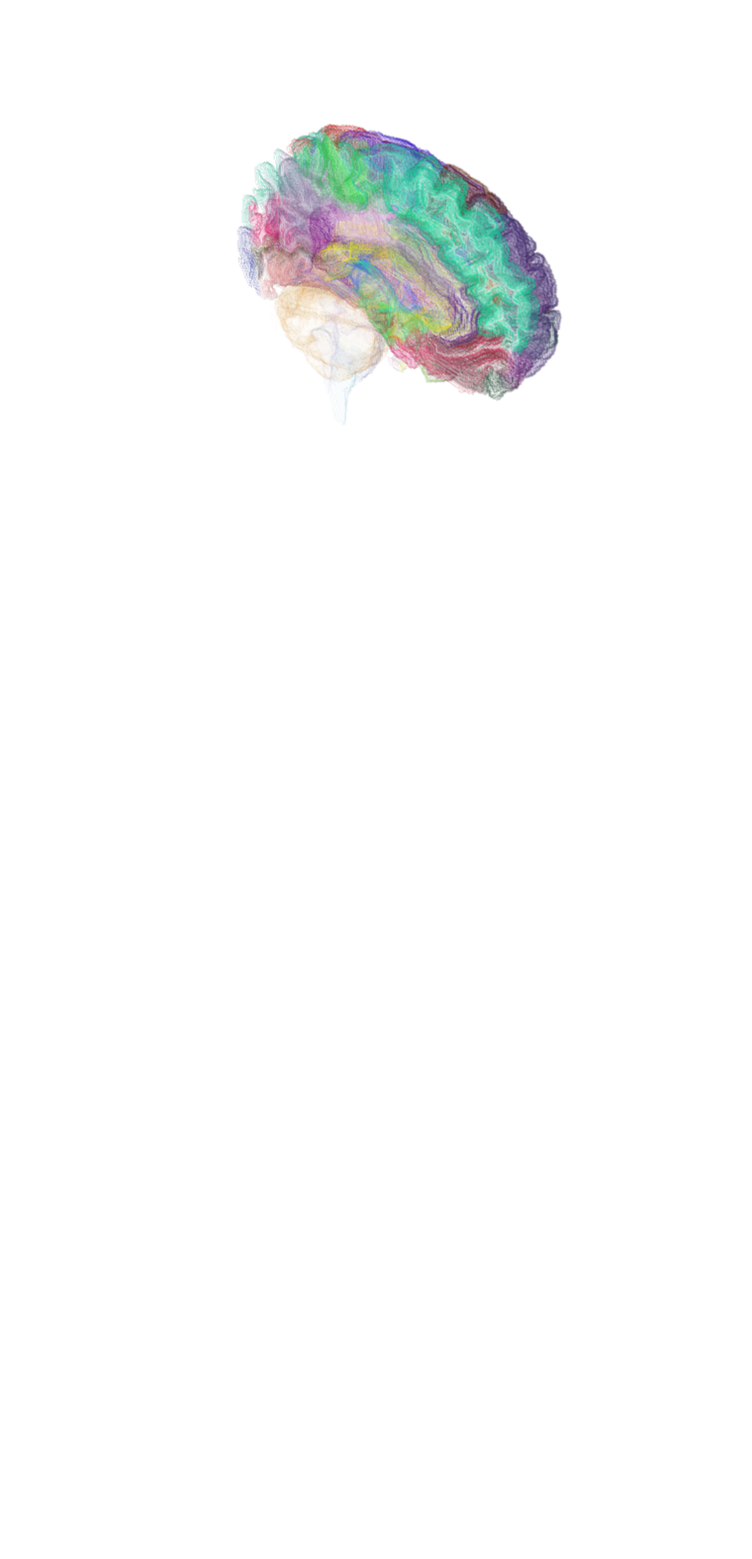
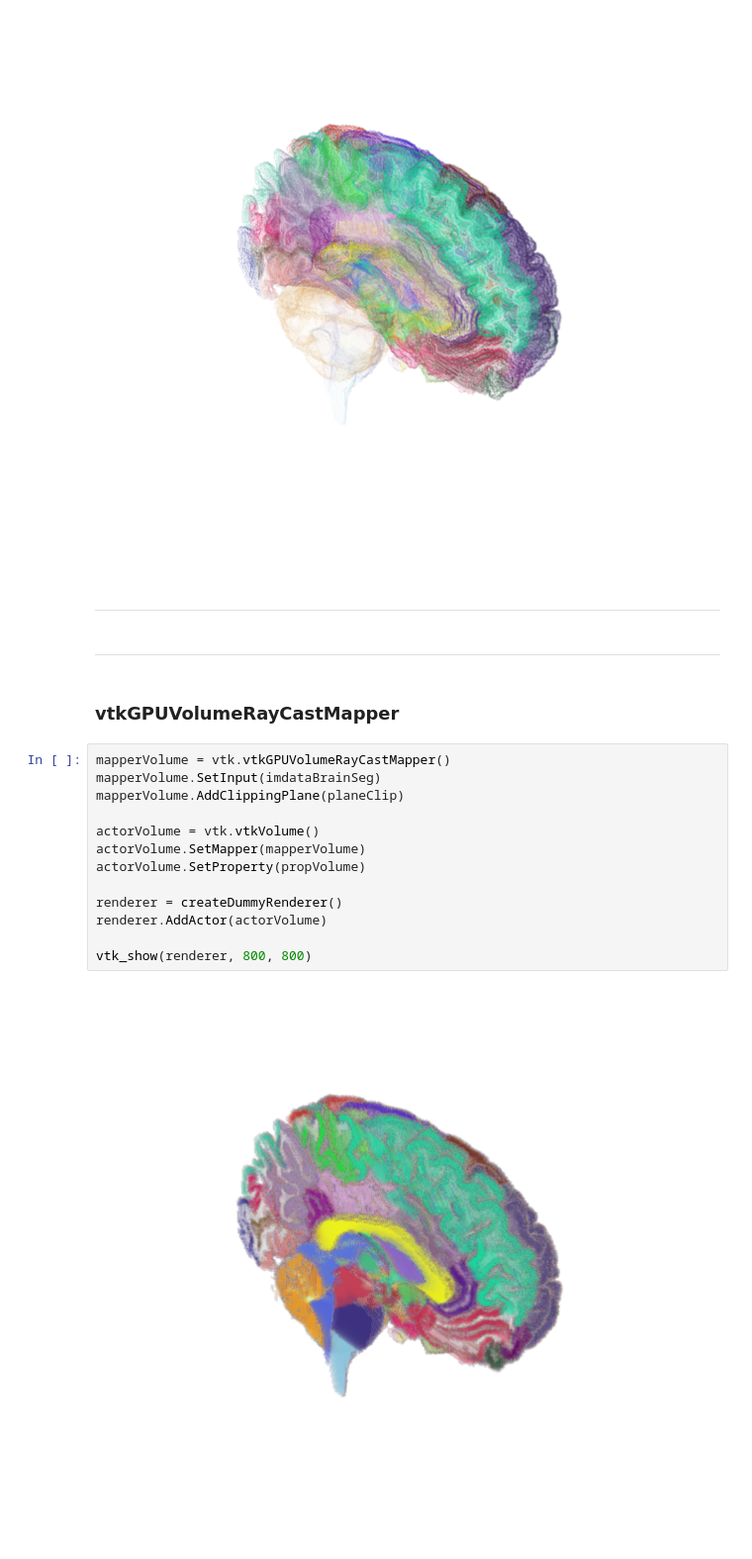
Before and after one commit to rlizzo/pyscience, a Jupyter notebook: 20141029_VolumeRendering/Material/VolumeRendering.ipynb, the cells around one changed output. Shown at 99% size. Cells and saved outputs as stored; diff of their text form; blank space fills up the shorter version.

Commit message:
Added additional volume renderings with different VTK classes to the notebook just for the reader's reference

```diff
--- a/20141029_VolumeRendering/Material/VolumeRendering.ipynb
+++ b/20141029_VolumeRendering/Material/VolumeRendering.ipynb
@@ -204,3 +204,24 @@ renderer.AddActor(actorVolume)
 vtk_show(renderer, 800, 800)
 # %% [output]
 [figure]
+# %% [markdown]
+---
+# %% [markdown]
+---
+# %% [markdown]
+### vtkGPUVolumeRayCastMapper
+# %%
+mapperVolume = vtk.vtkGPUVolumeRayCastMapper()
+mapperVolume.SetInput(imdataBrainSeg)
+mapperVolume.AddClippingPlane(planeClip)
+
+actorVolume = vtk.vtkVolume()
+actorVolume.SetMapper(mapperVolume)
+actorVolume.SetProperty(propVolume)
+
+renderer = createDummyRenderer()
+renderer.AddActor(actorVolume)
+
+vtk_show(renderer, 800, 800)
+# %% [output]
+[figure, added]
```
Also changed, not shown: parts of 4 cells of this notebook.
